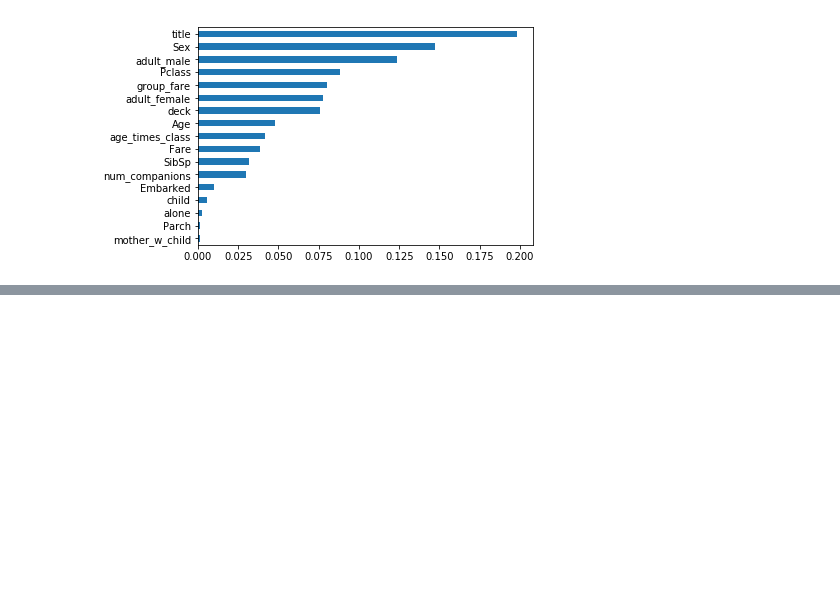
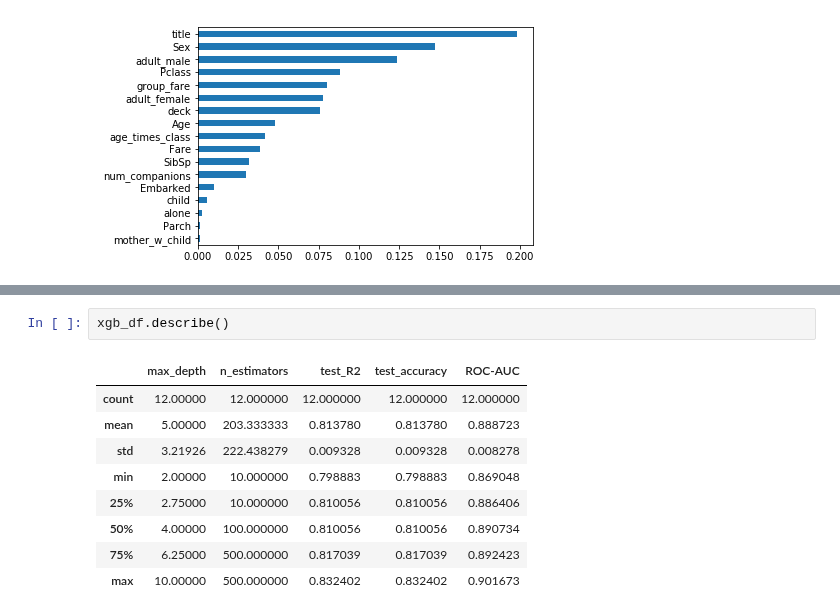
Before and after one commit to LambdaSchool/DS-Unit-2-Sprint-3-Classification-Validation, a Jupyter notebook: Josh_Mancuso_Thursday_Assignment.ipynb, the cells around one changed output, grey strips where cells are left out. Cells and saved outputs as stored; diff of their text form; blank space fills up the shorter version.

```diff
--- a/Josh_Mancuso_Thursday_Assignment.ipynb
+++ b/Josh_Mancuso_Thursday_Assignment.ipynb
@@ -260,0 +305,12 @@ df[df.test_accuracy > .84]
+# %%
+xgb_df.describe()
+# %% [output]
+|  | max_depth | n_estimators | test_R2 | test_accuracy | ROC-AUC |
+| count | 12.00000 | 12.000000 | 12.000000 | 12.000000 | 12.000000 |
+| mean | 5.00000 | 203.333333 | 0.813780 | 0.813780 | 0.888723 |
+| std | 3.21926 | 222.438279 | 0.009328 | 0.009328 | 0.008278 |
+| min | 2.00000 | 10.000000 | 0.798883 | 0.798883 | 0.869048 |
+| 25% | 2.75000 | 10.000000 | 0.810056 | 0.810056 | 0.886406 |
+| 50% | 4.00000 | 100.000000 | 0.810056 | 0.810056 | 0.890734 |
+| 75% | 6.25000 | 500.000000 | 0.817039 | 0.817039 | 0.892423 |
+| max | 10.00000 | 500.000000 | 0.832402 | 0.832402 | 0.901673 |
```
Also changed, not shown: parts of 12 cells of this notebook.
